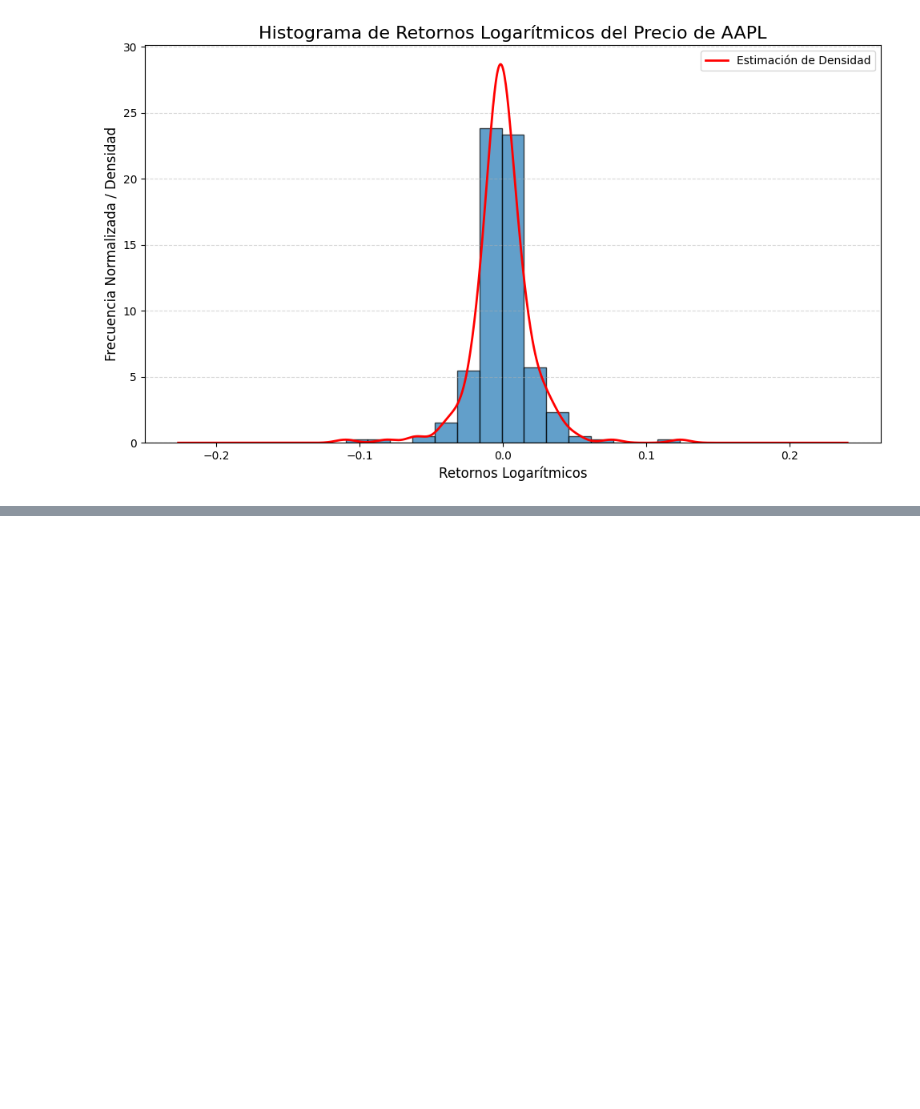
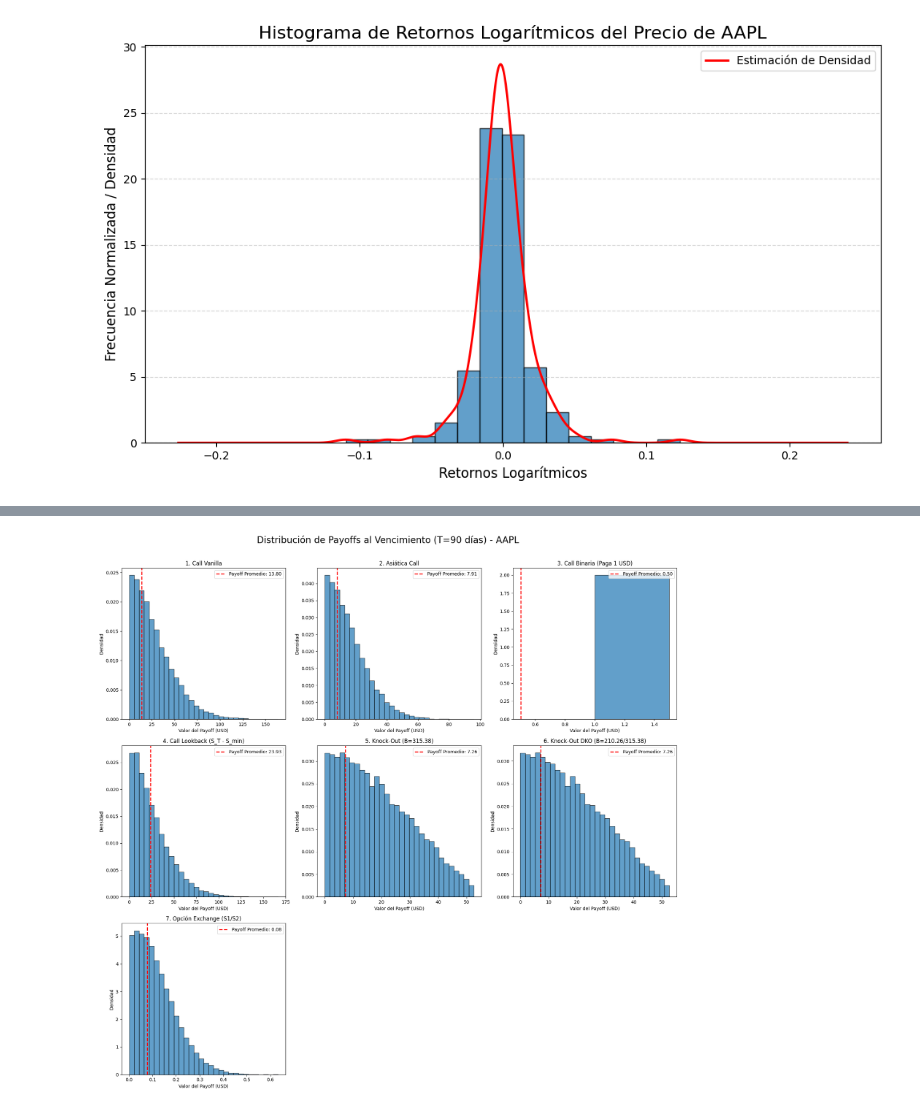
Before and after one commit to Rauloigs/Modelacion-Valuacion-Derivados, a Jupyter notebook: d_v_final.ipynb, the cells around one changed output, grey strips where cells are left out. Saved outputs shown, nothing was run; the diff lists cells and outputs as text; code cells hidden in the pictures; blank space fills up the shorter version.

```diff
--- a/d_v_final.ipynb
+++ b/d_v_final.ipynb
@@ -757,0 +976,52 @@ plt.show()
+# %%
+payoffs_to_plot = [
+    (payoff_vanilla, '1. Call Vanilla'),
+    (payoff_asian, '2. Asiática Call'),
+    (payoff_binary, '3. Call Binaria (Paga 1 USD)'),
+    (payoff_lookback, '4. Call Lookback (S_T - S_min)'),
+    (payoff_knockout, f'5. Knock-Out (B={B_KO_UP:.2f})'),
+    (payoff_dko, f'6. Knock-Out DKO (B={B_KO_DOWN:.2f}/{B_KO_UP:.2f})'),
+    (payoff_exchange, '7. Opción Exchange (S1/S2)')
+]
+
+# Configuración del subplot: 3 filas x 3 columnas (o lo que se adapte al IDE)
+# Utilizaremos 3x3 para cubrir las 7 opciones más un espacio vacío.
+fig, axes = plt.subplots(3, 3, figsize=(18, 18))
+fig.suptitle(f'Distribución de Payoffs al Vencimiento (T={T*365:.0f} días) - AAPL', fontsize=20)
+
+# Aplanar el array de ejes para iterar fácilmente
+axes_flat = axes.flatten()
+
+# Función auxiliar para graficar
+def plot_payoff_hist(ax, data, title):
+    # Eliminar valores cercanos a cero para enfocar la gráfica en los pagos reales
+    data_nonzero = data[data > 0.001]
+
+    if len(data_nonzero) > 0:
+        # Se usa 'bins=2' para la binaria para distinguirla claramente
+        bins = 2 if title.find('Binaria') != -1 else 30
+
+        ax.hist(data_nonzero, bins=bins, edgecolor='black', alpha=0.7, density=True)
+        ax.set_title(title, fontsize=12)
+        ax.set_xlabel('Valor del Payoff (USD)')
+        ax.set_ylabel('Densidad')
+        ax.axvline(np.mean(data), color='red', linestyle='dashed', linewidth=2,
+                   label=f'Payoff Promedio: {np.mean(data):.2f}')
+        ax.legend()
+    else:
+        ax.text(0.5, 0.5, 'Payoff Cero en la mayoría de caminos',
+                ha='center', va='center', transform=ax.transAxes, color='red')
+        ax.set_title(title, fontsize=12)
+
+# Asignar gráficas a los subplots
+for i, (payoff_data, title) in enumerate(payoffs_to_plot):
+    plot_payoff_hist(axes_flat[i], payoff_data, title)
+
+# Ocultar los subplots vacíos (en este caso, el último)
+for j in range(len(payoffs_to_plot), len(axes_flat)):
+    fig.delaxes(axes_flat[j])
+
+plt.tight_layout(rect=[0, 0.03, 1, 0.97])
+plt.show()
+# %% [output]
+[figure, added]
```
Also changed, not shown: parts of 8 cells of this notebook.
